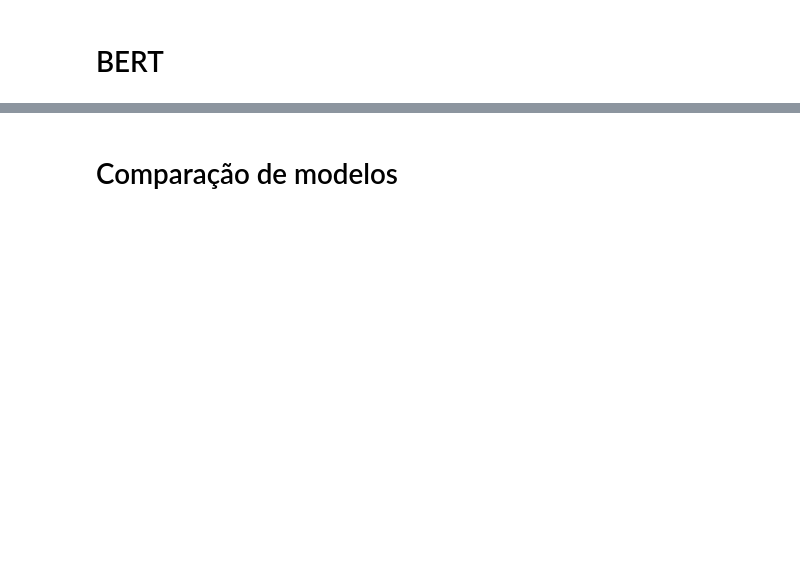
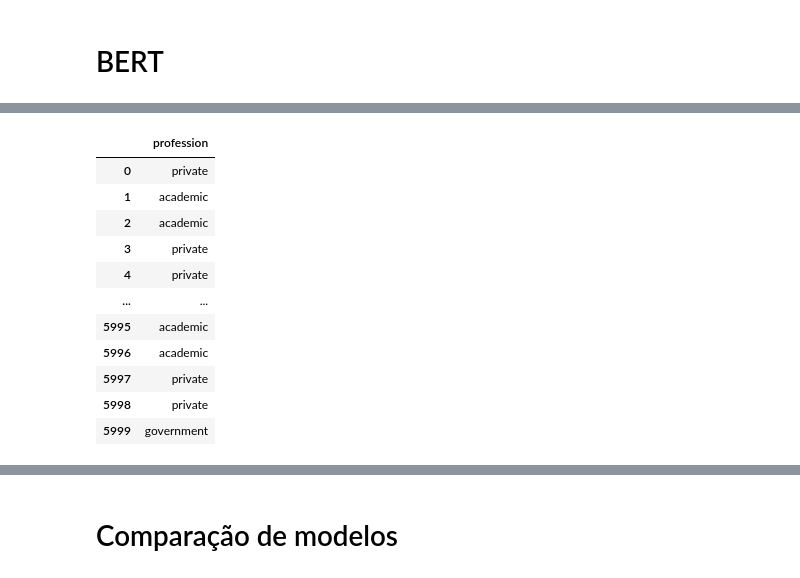
Before and after one commit to Bruno-Friedrich/EP_PLN_EACH_SI, a Jupyter notebook: EP2/EP.ipynb, the cells around one changed output, grey strips where cells are left out. Cells and saved outputs as stored; diff of their text form; code cells hidden in the pictures; blank space fills up the shorter version.

```diff
--- a/EP2/EP.ipynb
+++ b/EP2/EP.ipynb
@@ -491,8 +514,6 @@ def preprocess_data_test(path, output_path, params):
     df_processed.to_csv(output_path, sep=";", encoding="utf-8", index=False)
     print(f"Arquivo salvo: {output_path}")
 
-    df_processed = shuffle(df_processed, random_state=1).reset_index(drop=True)
-
     print(f"\nDados preparados para teste!")
 
     # Estatísticas finais
@@ -541,7 +562,7 @@ print("PRÉ-PROCESSAMENTO 3: BERT")
 print(f"Arquivo de entrada: {input_file_train}")
 print(f"Arquivo de saída: {output_file_bert}")
 
-result_bert = preprocess_data_test(input_file_train, output_file_bert, preprocess_params_bert)
+result_bert = preprocess_data(input_file_train, output_file_bert, preprocess_params_bert)
 
 if result_bert is not None:
     X_train_bert, X_test_bert, y_train_bert, y_test_bert, label_encoder_bert = result_bert
@@ -557,7 +578,7 @@ print("PRÉ-PROCESSAMENTO 3: BERT")
 print(f"Arquivo de entrada: {input_file_test}")
 print(f"Arquivo de saída: {output_file_test}")
 
-result_test = preprocess_data(input_file_test, output_file_test, params_better_model)
+result_test = preprocess_data_test(input_file_test, output_file_test, params_better_model)
 
 if result_test is not None:
     df_processed = result_test
@@ -1775,0 +2180,64 @@ else:
+# %%
+def prepare_test(best_bert, max_length=512, batch_size=32):
+    import torch
+    from torch.utils.data import DataLoader, TensorDataset
+
+    best_model = best_bert['model']
+    best_tokenizer = best_bert['tokenizer']
+
+    # Garantir modo eval e selecionar device
+    best_model.eval()
+    device = torch.device("cuda" if torch.cuda.is_available() else "cpu")
+    best_model.to(device)
+
+    print("Tokenizando o conjunto de teste...")
+    # Tokenizar os dados
+    encodings = best_tokenizer(
+        df_processed['req_text'].tolist(),
+        truncation=True,
+        padding='max_length',
+        max_length=max_length,
+        return_tensors='pt'
+    )
+
+    # Criar um Dataset e DataLoader para processar em lotes
+    dataset = TensorDataset(encodings['input_ids'], encodings['attention_mask'])
+    dataloader = DataLoader(dataset, batch_size=batch_size)
+
+    all_predictions = []
+    print(f"Iniciando predição em lotes (batch_size={batch_size})...")
+
+    # Loop de predição em lotes
+    with torch.no_grad():
+        for batch in dataloader:
+            # Mover o lote para a GPU
+            input_ids = batch[0].to(device)
+            attention_mask = batch[1].to(device)
+
+            # Fazer a predição
+            outputs = best_model(input_ids, attention_mask=attention_mask)
+            logits = outputs.logits
+
+            # Obter as predições e mover de volta para a CPU
+            predictions = torch.argmax(logits, dim=-1).cpu().numpy()
+            all_predictions.extend(predictions)
+
+    print("Predição concluída.")
+
+    # Converter predições numéricas para nomes de classes
+    predicted_labels = label_encoder.inverse_transform(all_predictions)
+
+    # Criar DataFrame final
+    df_preds = pd.DataFrame({
+        'profession': predicted_labels
+    })
+
+    # Exportar CSV
+    output_path = "bert_predictions.csv"
+    df_preds.to_csv(output_path, index=False, encoding='utf-8')
+    print(f"Arquivo de previsões salvo em: {output_path}")
+
+    return df_preds
+
+prepare_test(bert_final_results)
+# %% [output]
@@ -1775,0 +2248,12 @@ else:
+|  | profession |
+| 0 | private |
+| 1 | academic |
+| 2 | academic |
+| 3 | private |
+| 4 | private |
+| ... | ... |
+| 5995 | academic |
+| 5996 | academic |
+| 5997 | private |
+| 5998 | private |
+| 5999 | government |
```
Also changed, not shown: parts of 13 cells of this notebook, 1 other file.
